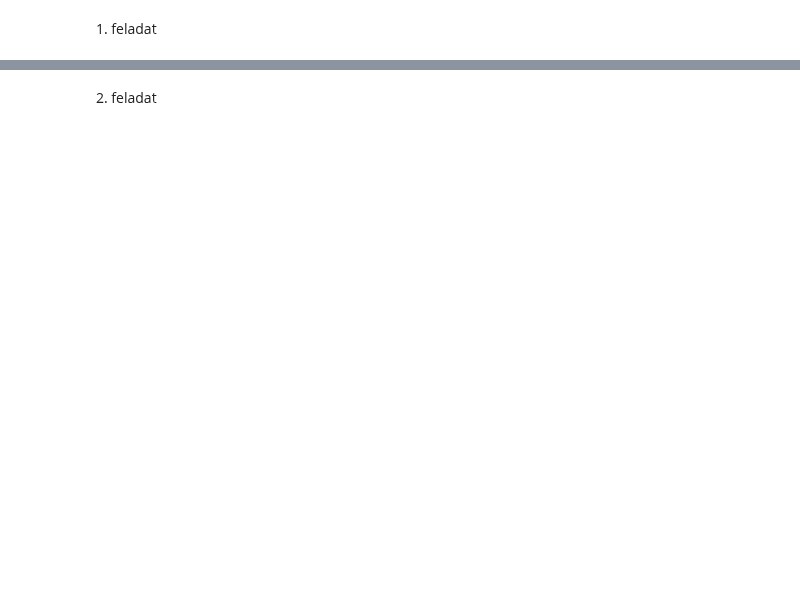
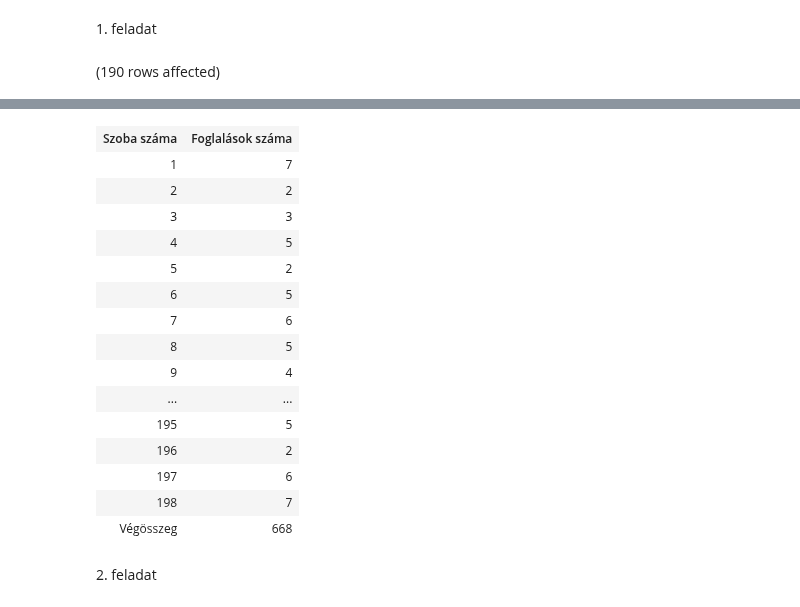
Before and after one commit to MedSzabolcs/SQL_G02, a Jupyter notebook: zh 2.ipynb, the cells around one changed output, grey strips where cells are left out. Saved outputs shown, nothing was run; the diff lists cells and outputs as text; code cells hidden in the pictures; blank space fills up the shorter version.

```diff
--- a/zh 2.ipynb
+++ b/zh 2.ipynb
@@ -5,0 +3,8 @@ FROM
+# %%
+SELECT IIF(GROUPING_ID(SZOBA_FK) = 1,'Végösszeg',CAST(SZOBA_FK AS NVARCHAR(4))) as 'Szoba száma',
+       COUNT(*) AS 'Foglalások száma'
+FROM Foglalas
+WHERE FELNOTT_SZAM > GYERMEK_SZAM
+GROUP BY ROLLUP (SZOBA_FK)
+# %% [output]
+(190 rows affected)
@@ -6,2 +12,18 @@ FROM
+| Szoba száma | Foglalások száma |
+| 1 | 7 |
+| 2 | 2 |
+| 3 | 3 |
+| 4 | 5 |
+| 5 | 2 |
+| 6 | 5 |
+| 7 | 6 |
+| 8 | 5 |
+| 9 | 4 |
+| ... | ... |
+| 195 | 5 |
+| 196 | 2 |
+| 197 | 6 |
+| 198 | 7 |
+| Végösszeg | 668 |
 # %% [markdown]
 2\. feladat
```
Also changed, not shown: parts of 4 cells of this notebook.
